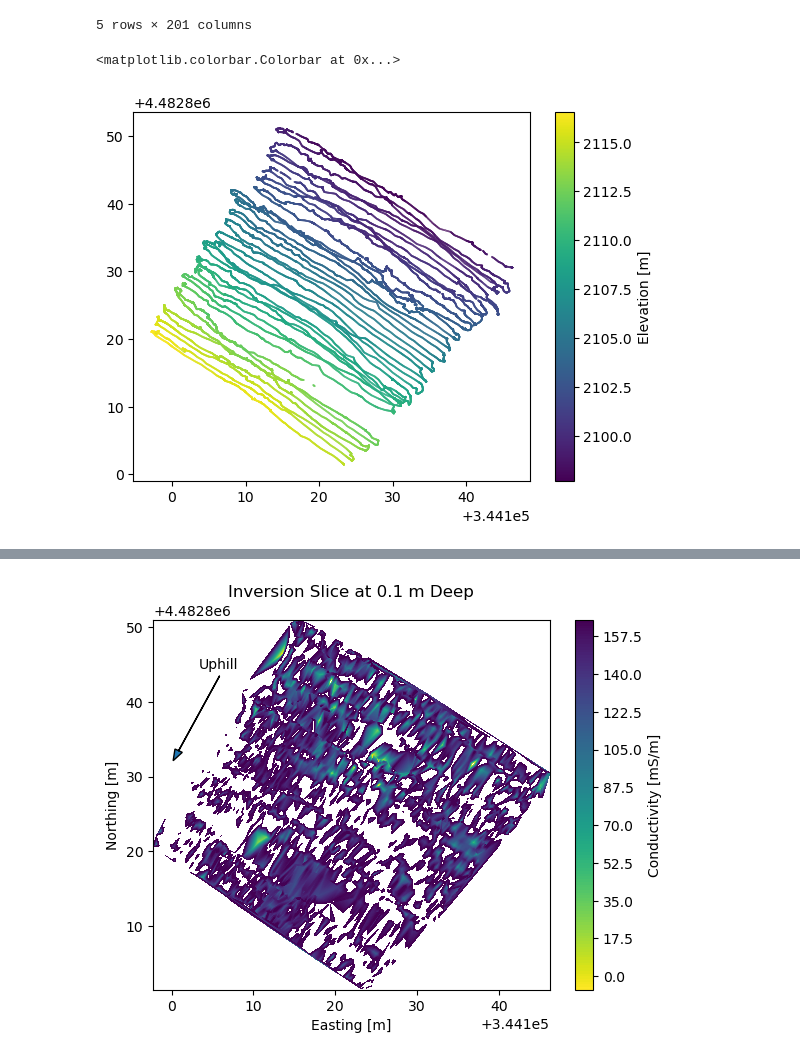
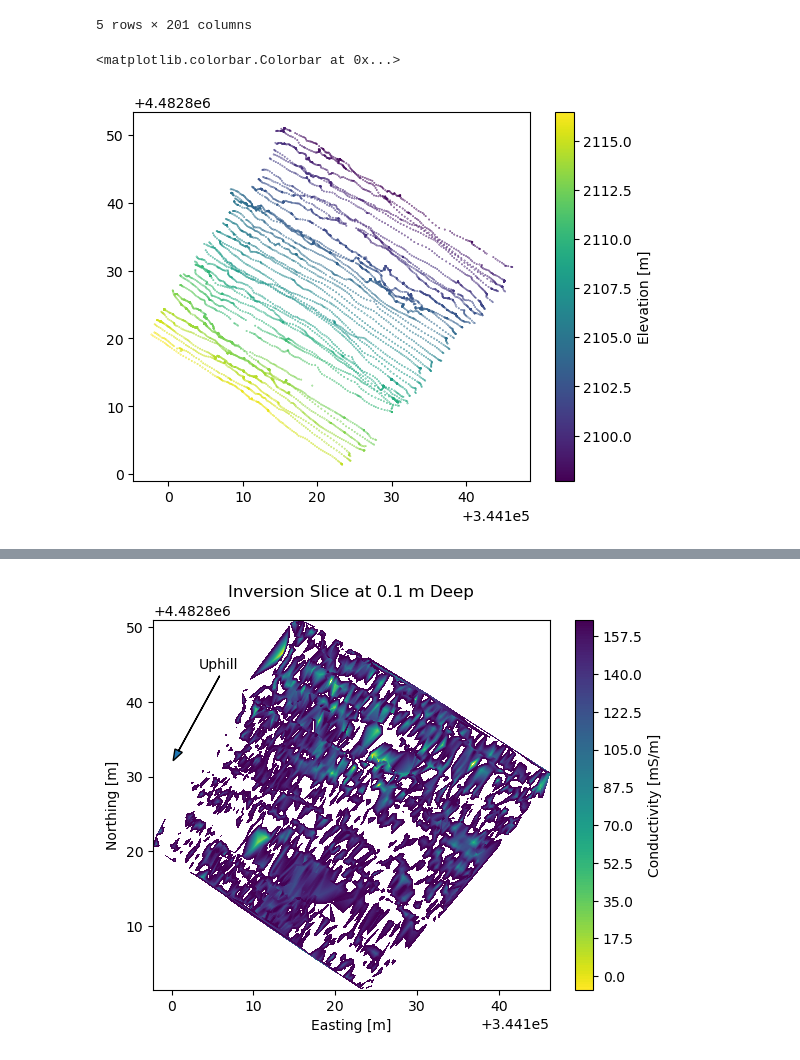
Before and after one commit to NathanSedmak/FDEM_Project_FC_2025, a Jupyter notebook: code/figure-production.ipynb, the cells around one changed output, grey strips where cells are left out. Saved outputs shown, nothing was run; the diff lists cells and outputs as text; code cells hidden in the pictures.

Commit message:
Updated figures

```diff
--- a/code/figure-production.ipynb
+++ b/code/figure-production.ipynb
@@ -6,10 +6,9 @@ import pandas as pd
 from string import digits
 # %%
 # Data
-raw_data = pd.read_csv('../data/gem2_combined.csv')
+raw_data = pd.read_csv('../data/edge_adjusted_gem_data_noise_reduction_20skip.csv')
 raw_data.head()
 invert = pd.read_csv('../data/emaginv/base_inversion.csv')
-#invert = pd.read_csv('../data/emaginv/test_4.csv')
 invert.head()
 # %% [output]
 |  | x | y | layer1 | layer2 | layer3 | layer4 | layer5 | layer6 | layer7 | layer8 | ... | ... |
@@ -21,11 +20,11 @@ invert.head()
 5 rows × 201 columns
 # %%
 # Elevation plot
-cbar = plt.scatter(raw_data['Easting [m]'], raw_data['Northing [m]'], c = raw_data['GPSalt'], s = 0.1)
+cbar = plt.scatter(raw_data['x'], raw_data['y'], c = raw_data['elevation'], s = 0.1)
 plt.colorbar(label = 'Elevation [m]')
 # %% [output]
 <matplotlib.colorbar.Colorbar at 0x...>
-[figure, old version]
+[figure, new version]
 # %%
 # Depth slices
 for i in invert.columns[[2,6,11,16,21, 100]]:
```
Also changed, not shown: parts of 2 cells of this notebook.
